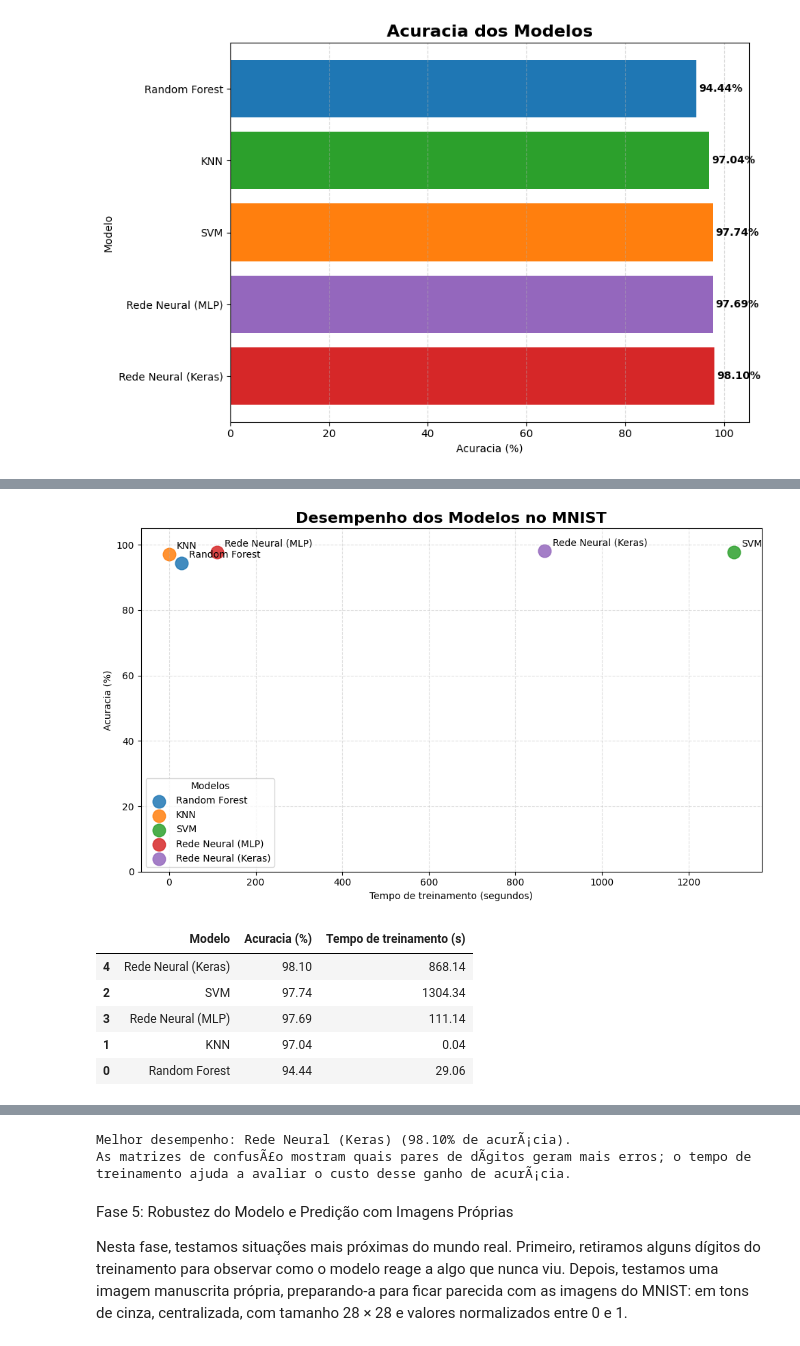
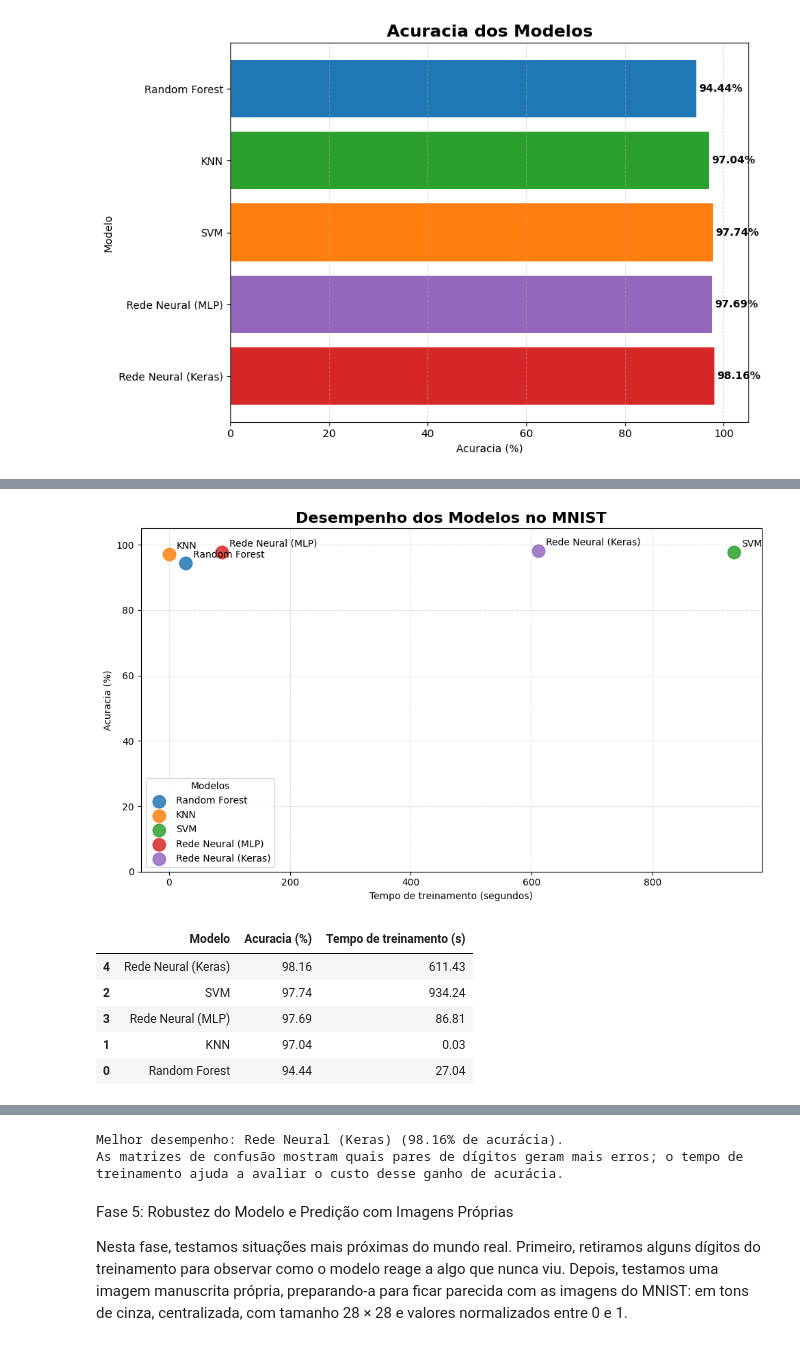
Before and after one commit to Carlos779-cloud/Modulo-02-MniProjeto, a Jupyter notebook: main.ipynb, the cells around one changed output, grey strips where cells are left out. Saved outputs shown, nothing was run; the diff lists cells and outputs as text; code cells hidden in the pictures.

Commit message:
feat: melhorias em varias etapas e conclusao

```diff
--- a/main.ipynb
+++ b/main.ipynb
@@ -616,43 +644,43 @@ for _, linha in df_desempenho.iterrows():
                   (linha['Tempo de treinamento (s)'], linha['Acuracia (%)']),
                   xytext=(8, 6), textcoords='offset points')
 eixo.set_title('Desempenho dos Modelos no MNIST', fontsize=16, fontweight='bold')
 eixo.set_xlabel('Tempo de treinamento (segundos)')
 eixo.set_ylabel('Acuracia (%)')
 eixo.set_ylim(0, 105)
 eixo.grid(True, linestyle='--', alpha=0.4)
 eixo.legend(title='Modelos')
 fig.tight_layout()
 fig.savefig(pasta_graficos / '7 = desempenho_modelos.png', dpi=300, bbox_inches='tight')
 plt.show()
 display(df_desempenho.sort_values('Acuracia (%)', ascending=False).round(2))
 
-# Tabela consolidada exigida para a comparaÃ§Ã£o dos modelos
+# Tabela consolidada exigida para a comparação dos modelos
 relatorios = [report_dict, report_dict_knn, report_dict_svm, report_dict_mlp, report_dict_keras]
 modelos_treinados = [modelo_rf, modelo_knn, modelo_svm, modelo_mlp, modelo_keras]
 resultados_completos = []
 for nome, pred, tempo, relatorio in zip(modelos_nomes, predicoes, tempos_treinamento, relatorios):
     resultados_completos.append({
         'Modelo': nome,
-        'AcurÃ¡cia (%)': np.mean(y_test == pred) * 100,
-        'PrecisÃ£o ponderada': relatorio['weighted avg']['precision'],
+        'Acurácia (%)': np.mean(y_test == pred) * 100,
+        'Precisão ponderada': relatorio['weighted avg']['precision'],
         'Recall ponderado': relatorio['weighted avg']['recall'],
         'F1-score ponderado': relatorio['weighted avg']['f1-score'],
         'Tempo de treinamento (s)': tempo
     })
 
 df_resultados_completos = pd.DataFrame(resultados_completos)
-display(df_resultados_completos.sort_values('AcurÃ¡cia (%)', ascending=False).round(4))
+display(df_resultados_completos.sort_values('Acurácia (%)', ascending=False).round(4))
 
 melhor_indice = int(np.argmax(acuracias))
 melhor_modelo = modelos_treinados[melhor_indice]
 melhor_nome = modelos_nomes[melhor_indice]
-print(f'Melhor desempenho: {melhor_nome} ({acuracias[melhor_indice]:.2f}% de acurÃ¡cia).')
-print('As matrizes de confusÃ£o mostram quais pares de dÃ­gitos geram mais erros; o tempo de treinamento ajuda a avaliar o custo desse ganho de acurÃ¡cia.')
+print(f'Melhor desempenho: {melhor_nome} ({acuracias[melhor_indice]:.2f}% de acurácia).')
+print('As matrizes de confusão mostram quais pares de dígitos geram mais erros; o tempo de treinamento ajuda a avaliar o custo desse ganho de acurácia.')
 # %% [output]
-[figure, old version]
+[figure, new version]
 |  | Modelo | Acuracia (%) | Tempo de treinamento (s) |
-| 4 | Rede Neural (Keras) | 98.10 | 868.14 |
-| 2 | SVM | 97.74 | 1304.34 |
-| 3 | Rede Neural (MLP) | 97.69 | 111.14 |
-| 1 | KNN | 97.04 | 0.04 |
-| 0 | Random Forest | 94.44 | 29.06 |
+| 4 | Rede Neural (Keras) | 98.16 | 611.43 |
+| 2 | SVM | 97.74 | 934.24 |
+| 3 | Rede Neural (MLP) | 97.69 | 86.81 |
+| 1 | KNN | 97.04 | 0.03 |
+| 0 | Random Forest | 94.44 | 27.04 |
@@ -665,5 +693,5 @@ print('As matrizes de confusÃ£o mostram quais pares de dÃ­gitos geram mais e
-Melhor desempenho: Rede Neural (Keras) (98.10% de acurÃ¡cia).
-As matrizes de confusÃ£o mostram quais pares de dÃ­gitos geram mais erros; o tempo de treinamento ajuda a avaliar o custo desse ganho de acurÃ¡cia.
+Melhor desempenho: Rede Neural (Keras) (98.16% de acurácia).
+As matrizes de confusão mostram quais pares de dígitos geram mais erros; o tempo de treinamento ajuda a avaliar o custo desse ganho de acurácia.
 # %% [markdown]
 Fase 5: Robustez do Modelo e Predição com Imagens Próprias
 
```
Also changed, not shown: parts of 18 cells of this notebook, 13 other files.
